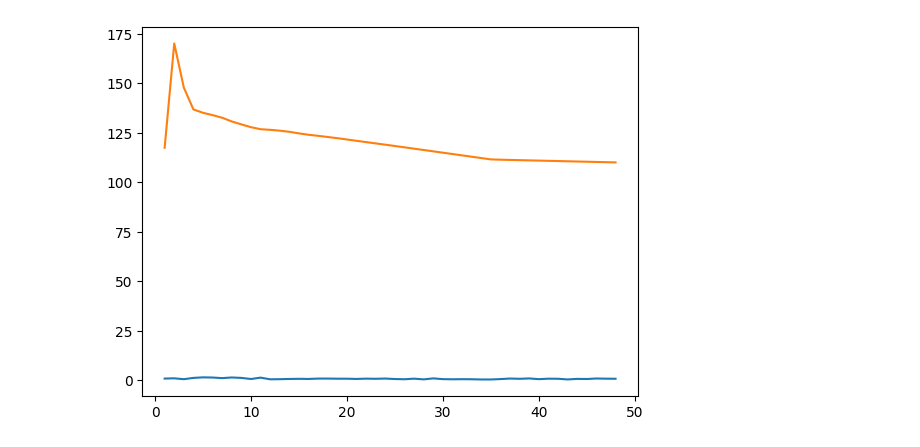
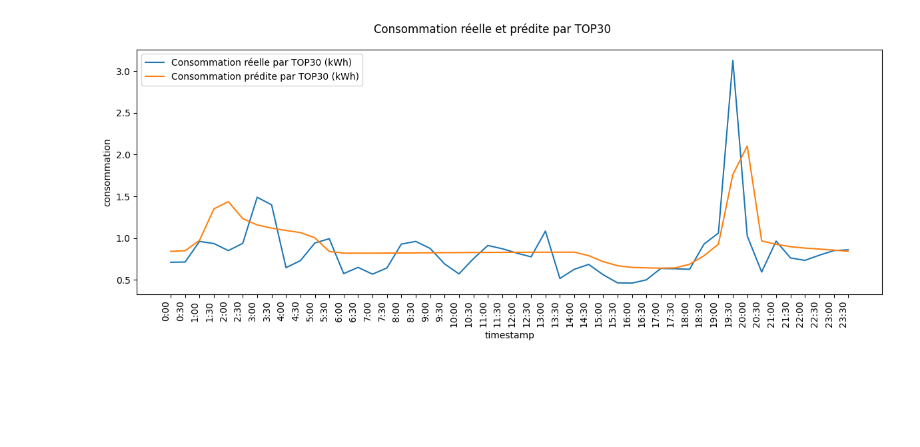
Before and after one commit to lagarrueal/spie-project, a Jupyter notebook: notebooks/visualization/vizualization.ipynb, the cells around one changed output. Saved outputs shown, nothing was run; the diff lists cells and outputs as text; code cells hidden in the pictures; blank space fills up the shorter version.

Commit message:
Functionnal visualization

```diff
--- a/notebooks/visualization/vizualization.ipynb
+++ b/notebooks/visualization/vizualization.ipynb
@@ -93,9 +85,9 @@ timestamp = df['timestamp'].values.tolist()
 # %%
-conso_ref = df['consommation'].values.tolist()
+conso_ref = df['consommation'][:48].values.tolist()
 # %%
-model = tf.keras.models.load_model('../../models/model1.h5')
+model = tf.keras.models.load_model('../../models/model2.h5')
 list_pred = []
 for i in range (1, 49):
     list_pred.append([i, 15, 12, 110, 5, 1, 0])
 
-list_pred
+list_pred_norm = scaler.transform(list_pred)
@@ -120,3 +96,3 @@ list_pred
 # %%
-conso_pred = model.predict(list_pred)
+conso_pred = model.predict(list_pred_norm)
 conso_pred
@@ -142,6 +98,0 @@ array([[117.48552 ],
-# %%
-plt.plot(timestamp, conso_ref, label='consommation réelle')
-plt.plot(timestamp, conso_pred, label='consommation prédite')
-plt.show()
-# %% [output]
-[figure, removed]
@@ -147,0 +148,16 @@ plt.show()
+# %%
+timestamp = [encoding_ts[i] for i in timestamp]
+# %%
+fig, ax = plt.subplots()
+ax.plot(timestamp, conso_ref, label='Consommation réelle par TOP30 (kWh)')
+ax.plot(timestamp, conso_pred, label='Consommation prédite par TOP30 (kWh)')
+ax.legend(loc='upper left')
+ax.set_xlabel('timestamp')
+ax.set_ylabel('consommation')
+plt.setp(ax.get_xticklabels(), rotation=90, horizontalalignment='right')
+fig.set_size_inches(12, 5)
+fig.suptitle('Consommation réelle et prédite par TOP30')
+fig.tight_layout()
+fig.show()
+# %% [output]
+[figure, added]
```
Also changed, not shown: parts of 8 cells of this notebook.
